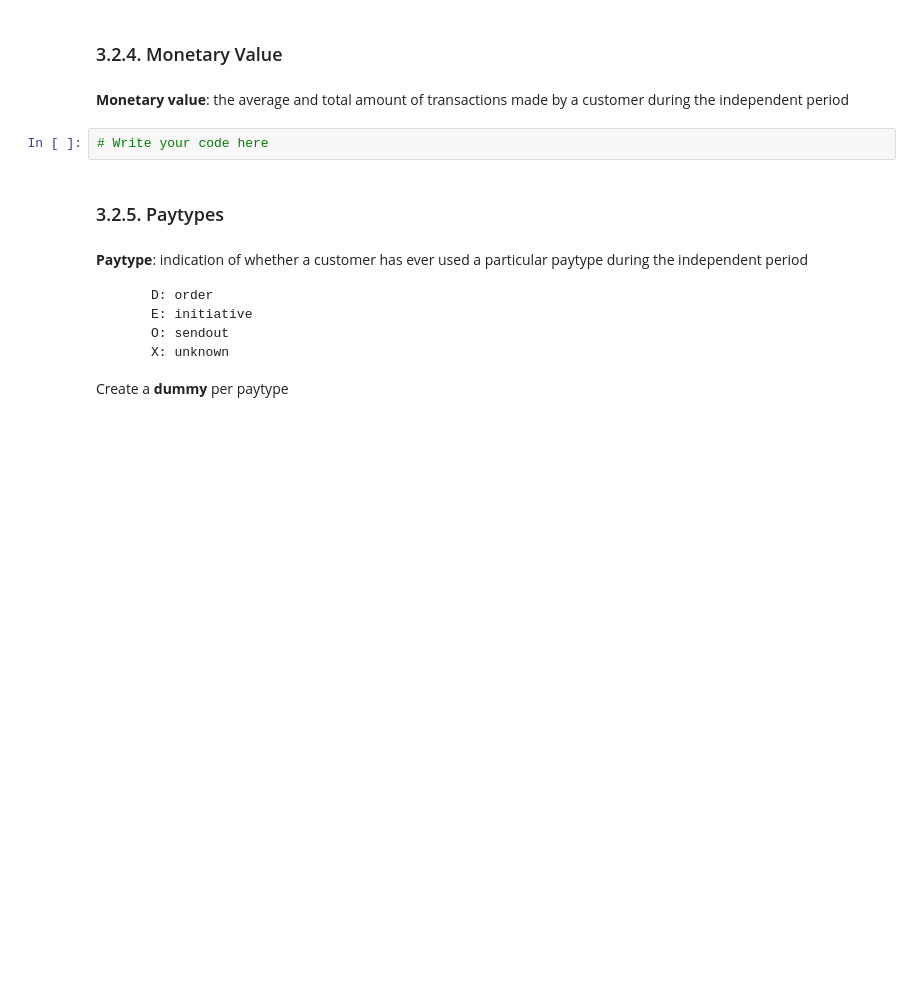
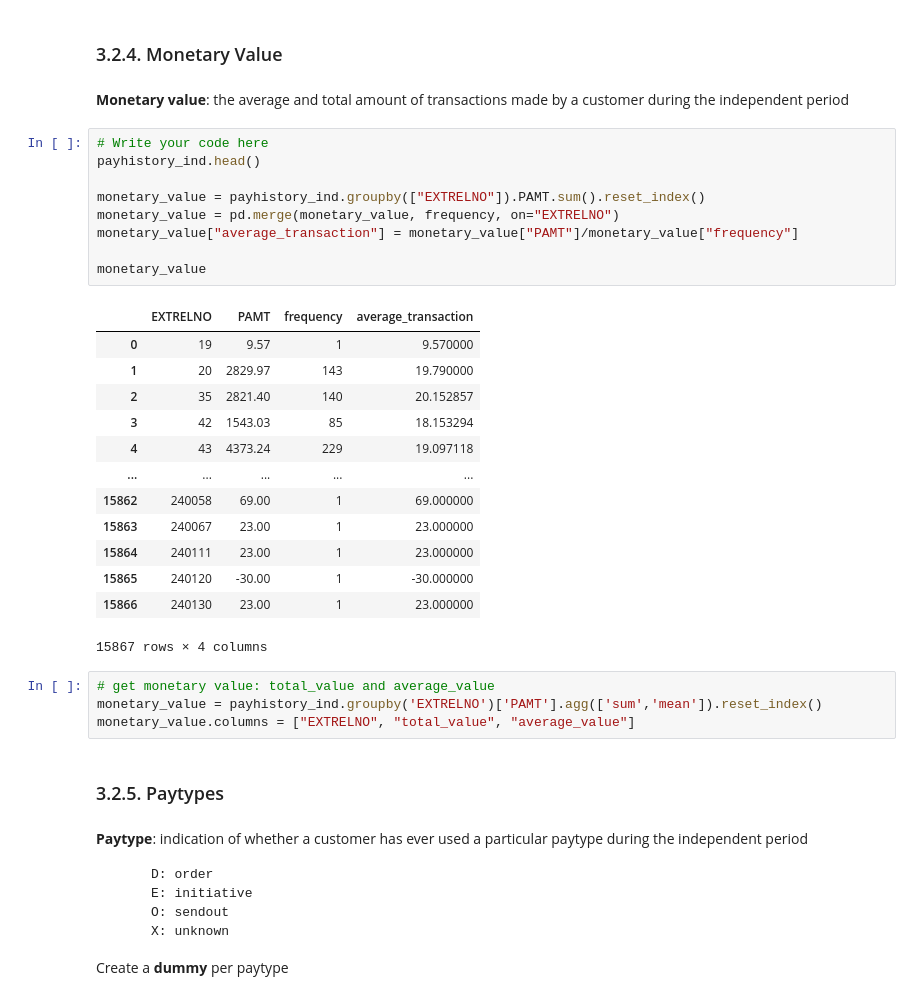
Before and after one commit to stefdepr/analytical_exercises, a Jupyter notebook: case_churn/Churn_Case.ipynb, the cells around one changed output. Saved outputs shown, nothing was run; the diff lists cells and outputs as text; blank space fills up the shorter version.

```diff
--- a/case_churn/Churn_Case.ipynb
+++ b/case_churn/Churn_Case.ipynb
@@ -176,8 +227,33 @@ frequency.head()
 ### 3.2.4. Monetary Value
 # %% [markdown]
 **Monetary value**: the average and total amount of transactions made by a customer during the independent period
-# %%
-# Write your code here
+# %%
+# Write your code here
+payhistory_ind.head()
+
+monetary_value = payhistory_ind.groupby(["EXTRELNO"]).PAMT.sum().reset_index()
+monetary_value = pd.merge(monetary_value, frequency, on="EXTRELNO")
+monetary_value["average_transaction"] = monetary_value["PAMT"]/monetary_value["frequency"]
+
+monetary_value
+# %% [output]
+|  | EXTRELNO | PAMT | frequency | average_transaction |
+| 0 | 19 | 9.57 | 1 | 9.570000 |
+| 1 | 20 | 2829.97 | 143 | 19.790000 |
+| 2 | 35 | 2821.40 | 140 | 20.152857 |
+| 3 | 42 | 1543.03 | 85 | 18.153294 |
+| 4 | 43 | 4373.24 | 229 | 19.097118 |
+| ... | ... | ... | ... | ... |
+| 15862 | 240058 | 69.00 | 1 | 69.000000 |
+| 15863 | 240067 | 23.00 | 1 | 23.000000 |
+| 15864 | 240111 | 23.00 | 1 | 23.000000 |
+| 15865 | 240120 | -30.00 | 1 | -30.000000 |
+| 15866 | 240130 | 23.00 | 1 | 23.000000 |
+15867 rows × 4 columns
+# %%
+# get monetary value: total_value and average_value
+monetary_value = payhistory_ind.groupby('EXTRELNO')['PAMT'].agg(['sum','mean']).reset_index()
+monetary_value.columns = ["EXTRELNO", "total_value", "average_value"]
 # %% [markdown]
 ### 3.2.5. Paytypes
 # %% [markdown]
```
Also changed, not shown: parts of 29 cells of this notebook, 9 other files.
